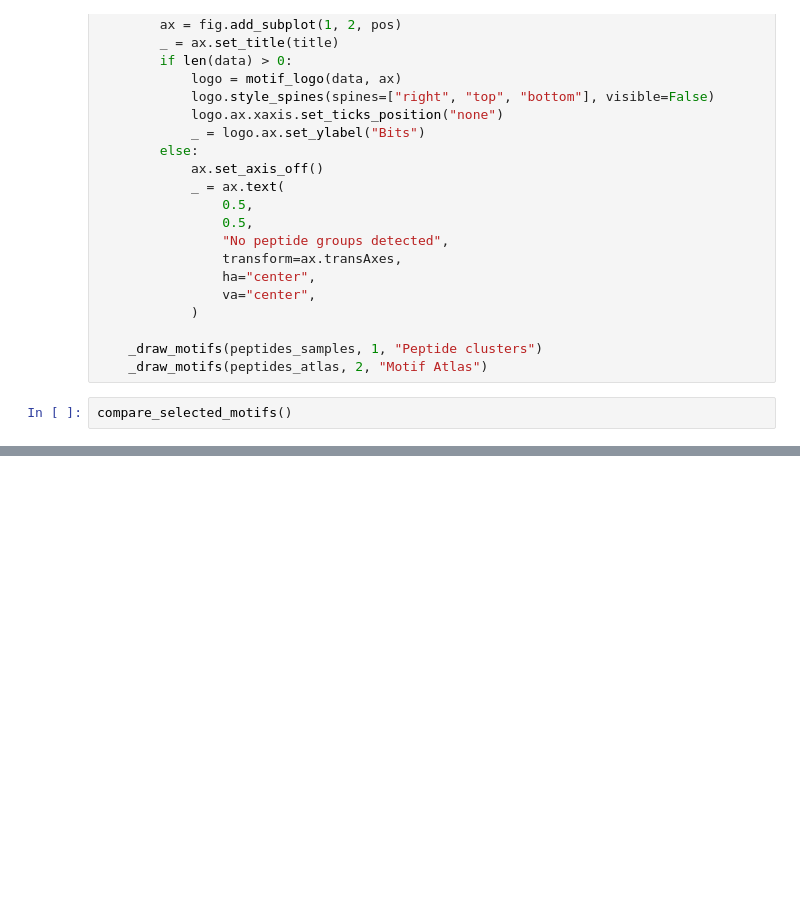
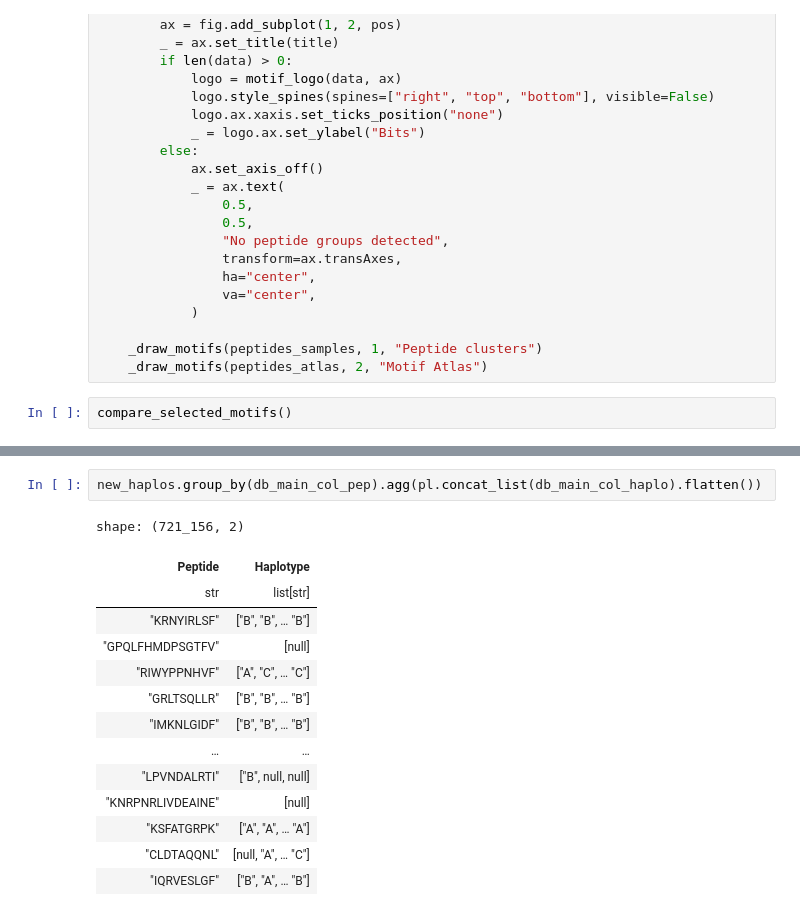
Before and after one commit to immuno-informatics/carmen-analysis, a Jupyter notebook: scripts/09_peptide_motifs_and_frequencies.ipynb, the cells around one changed output, grey strips where cells are left out. Saved outputs shown, nothing was run; the diff lists cells and outputs as text; blank space fills up the shorter version.

```diff
--- a/scripts/09_peptide_motifs_and_frequencies.ipynb
+++ b/scripts/09_peptide_motifs_and_frequencies.ipynb
@@ -5679,0 +5788,17 @@ compare_selected_motifs()
+# %%
+new_haplos.group_by(db_main_col_pep).agg(pl.concat_list(db_main_col_haplo).flatten())
+# %% [output]
+shape: (721_156, 2)
+| Peptide | Haplotype |
+| str | list[str] |
+| "KRNYIRLSF" | ["B", "B", … "B"] |
+| "GPQLFHMDPSGTFV" | [null] |
+| "RIWYPPNHVF" | ["A", "C", … "C"] |
+| "GRLTSQLLR" | ["B", "B", … "B"] |
+| "IMKNLGIDF" | ["B", "B", … "B"] |
+| … | … |
+| "LPVNDALRTI" | ["B", null, null] |
+| "KNRPNRLIVDEAINE" | [null] |
+| "KSFATGRPK" | ["A", "A", … "A"] |
+| "CLDTAQQNL" | [null, "A", … "C"] |
+| "IQRVESLGF" | ["B", "A", … "B"] |
```
Also changed, not shown: parts of 20 cells of this notebook, 1 other file.
